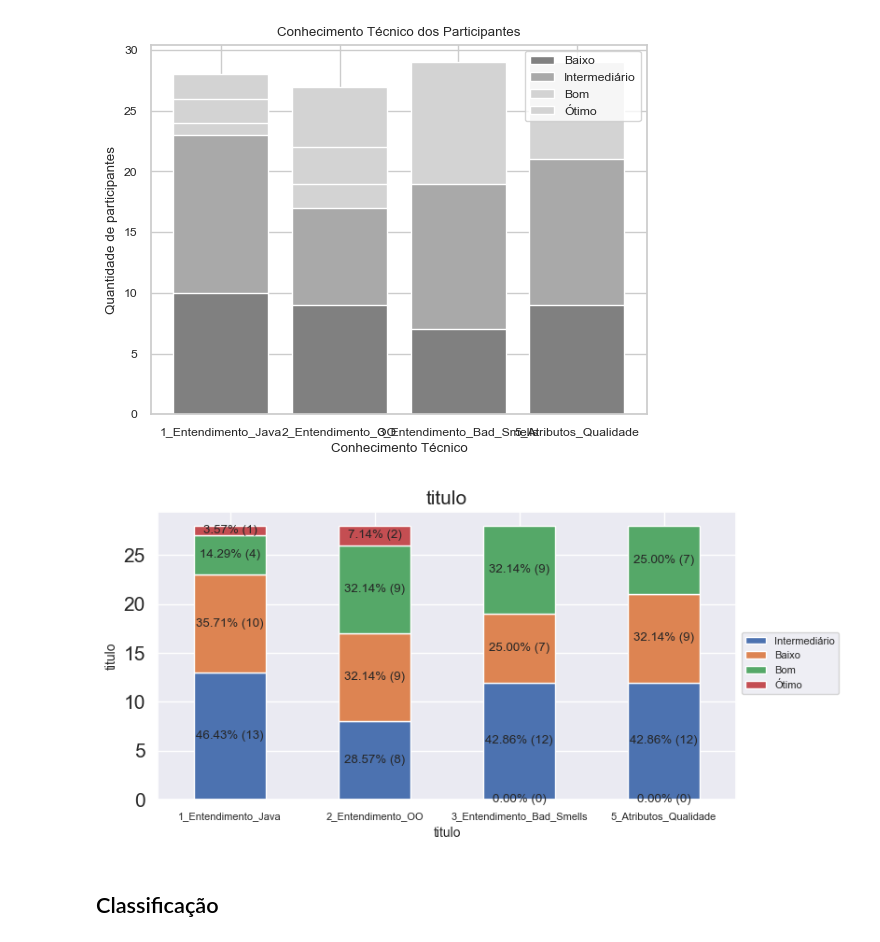
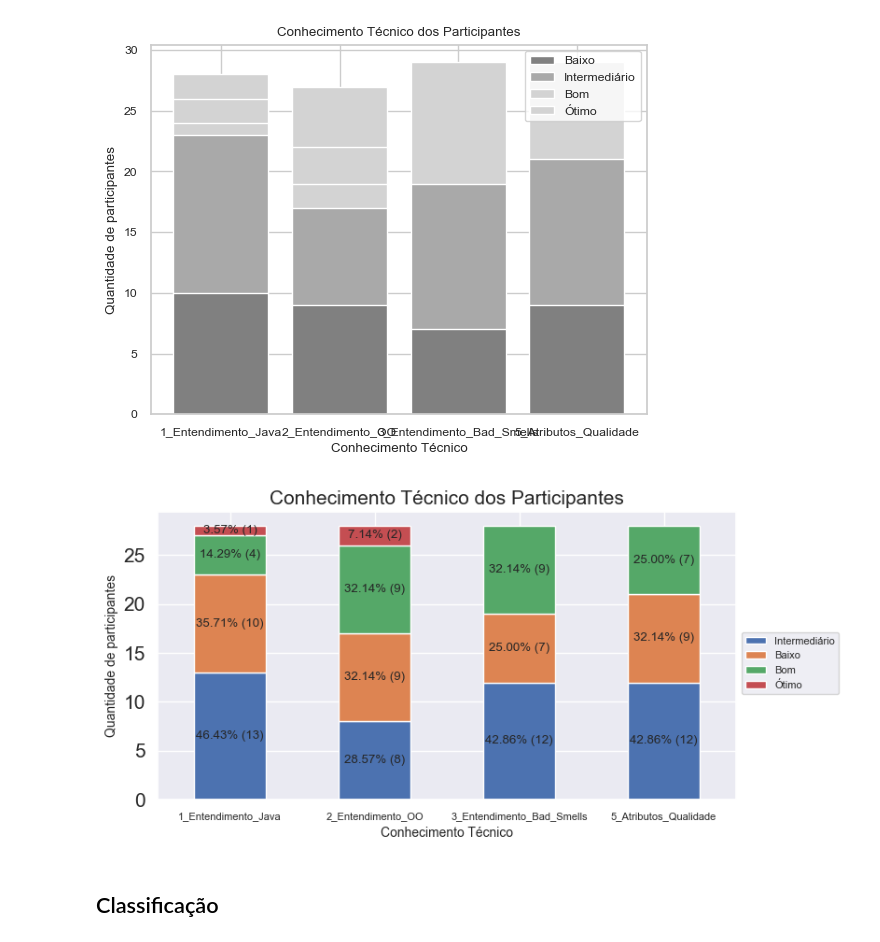
Before and after one commit to stefaneadna/Quality_Software, a Jupyter notebook: trabalho3/analise.ipynb, the cells around one changed output. Drawn from its saved outputs; the diff is of its cells as text; code cells hidden in the pictures.

```diff
--- a/trabalho3/analise.ipynb
+++ b/trabalho3/analise.ipynb
@@ -255,36 +303,40 @@ Text(0.5, 1.0, 'Conhecimento Técnico dos Participantes')
 # %%
 sns.set(font_scale=0.8)
 df = data.groupby(['index'])['Intermediário', 'Baixo', 'Bom','Ótimo'].sum()
 ax = df.plot.bar(figsize=(8,4), stacked=True)
 
-ax.set_title('titulo', fontsize=15)  # Titulo de la grafica
-ax.set_ylabel('titulo', fontsize=10) # Titulo eje y
-ax.set_xlabel('titulo', fontsize=10) # Titulo eje x
+ax.set_title('Conhecimento Técnico dos Participantes', fontsize=15)  # Titulo de la grafica
+ax.set_ylabel('Quantidade de participantes', fontsize=10) # Titulo eje y
+ax.set_xlabel('Conhecimento Técnico', fontsize=10) # Titulo eje x
 ax.legend(bbox_to_anchor=(1, 0.6), fontsize=8) #ubicación leyenda
 ax.tick_params(axis="x", rotation=90, labelsize=8)
 ax.tick_params(axis="y", labelsize=15)
 ax.grid(True)
 plt.xticks(rotation=360)
 
 abs_values = df.values
 rel_values = abs_values / abs_values.sum(axis=1, keepdims=True) * 100
 
 labels = zip(abs_values.T.flatten(), rel_values.T.flatten())
 
 for path in ax.patches:
     abs_value, rel_value = next(labels)
     label = f"{rel_value:.2f}% ({int(abs_value)})"
+    if int(abs_value)==0: label = ""
     width, height = path.get_width(), path.get_height()
     x, y = path.get_xy()
     ax.text(x=x + width / 2,
             y=y + height / 2,
             s=label,
             horizontalalignment='center',
             verticalalignment='center'
             )
 plt.show()
+#atributos internos de qualidade
+#remover titulo
+#palleta de cinza
 # %% [output]
-[figure, old version]
+[figure, new version]
 # %% [markdown]
 ## Classificação
 # %% [markdown]
```
Also changed, not shown: parts of 6 cells of this notebook, 4 other files.
